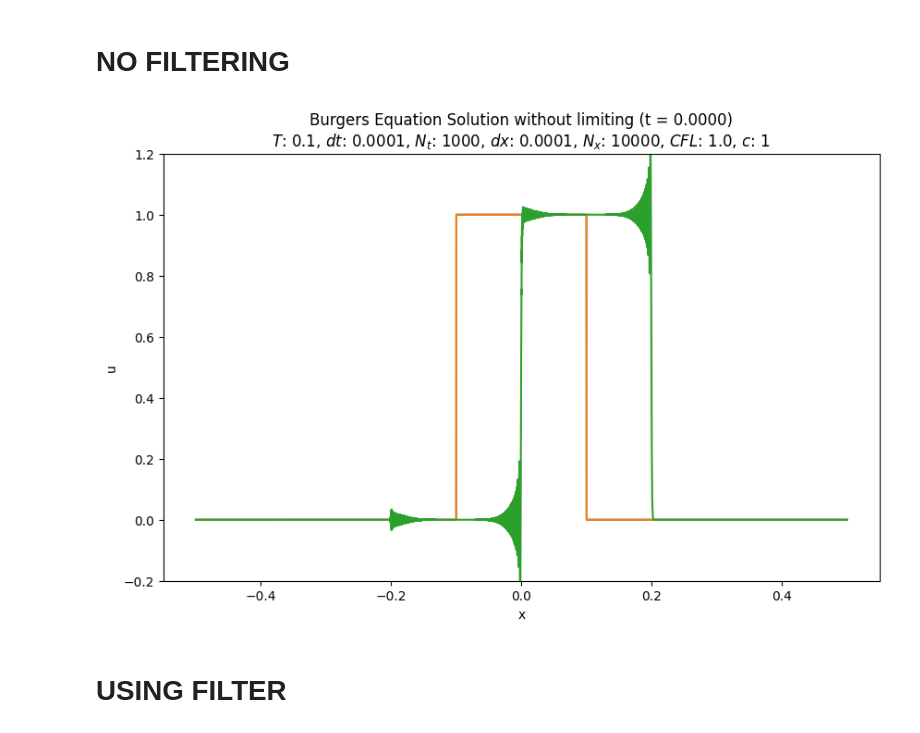
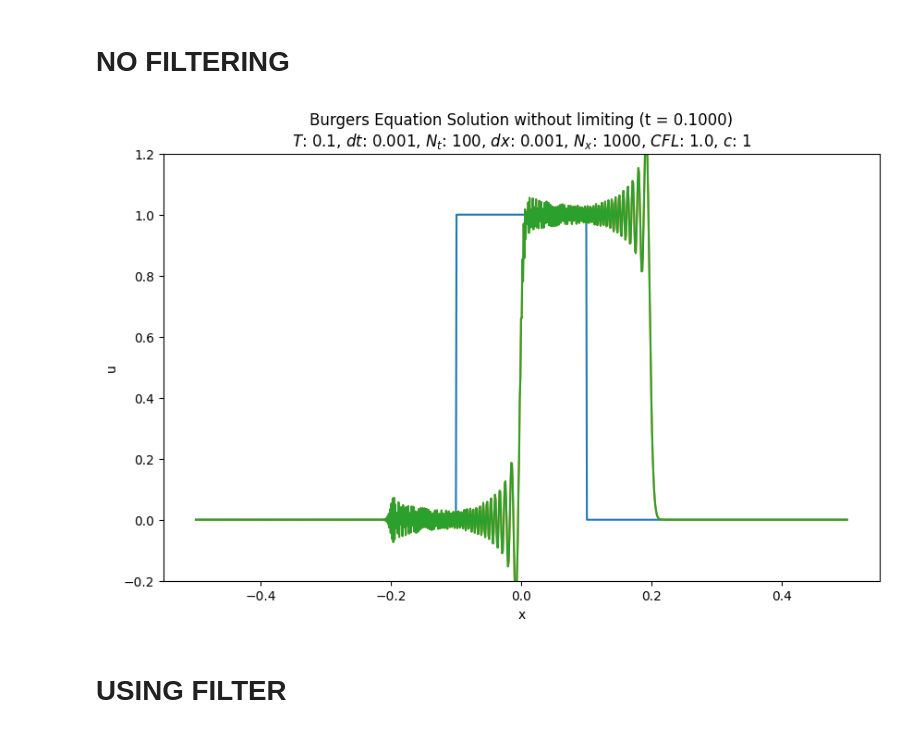
Before and after one commit to a-fahim/gibbs_phenomenon_study, a Jupyter notebook: gibbsphen_example.ipynb, the cells around one changed output. Saved outputs shown, nothing was run; the diff lists cells and outputs as text; code cells hidden in the pictures.

```diff
--- a/gibbsphen_example.ipynb
+++ b/gibbsphen_example.ipynb
@@ -8,7 +8,7 @@ import matplotlib.animation as animation
 
 ### parameters ###
 L, T = 1, 0.1
-dx = 0.0001
+dx = 0.001
 c, CFL = 1, 1.0
 
 N_x = int(L/dx)
@@ -67,29 +67,29 @@ def plot(x,utx, title, params, dt, save_anim=False):
 # %%
 ### RK4 ###
 def RK4(u, dx, c, dt):
     k1 = F(u, dx, c)
     k2 = F(u + 0.5 * dt * k1, dx, c)
     k3 = F(u + 0.5 * dt * k2, dx, c)
     k4 = F(u + dt * k3, dx, c)
     return u + (dt/6) * (k1 + 2*k2 + 2*k3 + k4)
 
 ### Burgers equation: du/dt = -c * du/dx = F(u, dx, c) ###
 def solve_Burgers(u_initial, dx, c, dt, N_t):
     utx = [u_initial.copy()]
     for _ in range(N_t):
         u = RK4(utx[-1], dx, c, dt)
         utx.append(u.copy())
     return utx
 
 ### main ###
 u_initial = initial_condition(x)
 utx = solve_Burgers(u_initial, dx, c, dt, N_t)
 
 title = "Burgers Equation Solution without limiting"
 params = f"$T$: {T}, $dt$: {dt}, $N_t$: {N_t}, $dx$: {dx}, $N_x$: {N_x}, $CFL$: {CFL}, $c$: {c}"
-plot(x, utx, title, params, dt, save_anim=False)
+plot(x, utx, title, params, dt, save_anim=True)
 # %% [output]
-[figure, old version]
+[figure, new version]
 # %% [markdown]
 # USING FILTER
 # %%
```
Also changed, not shown: parts of 1 cell of this notebook, 2 other files.
